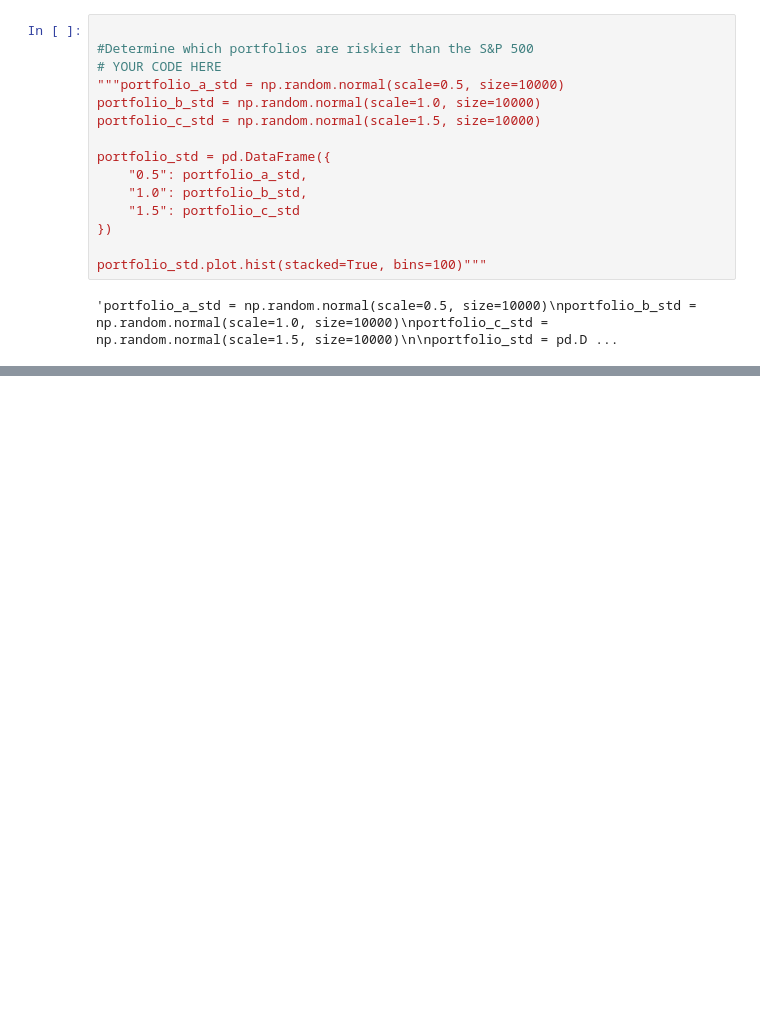
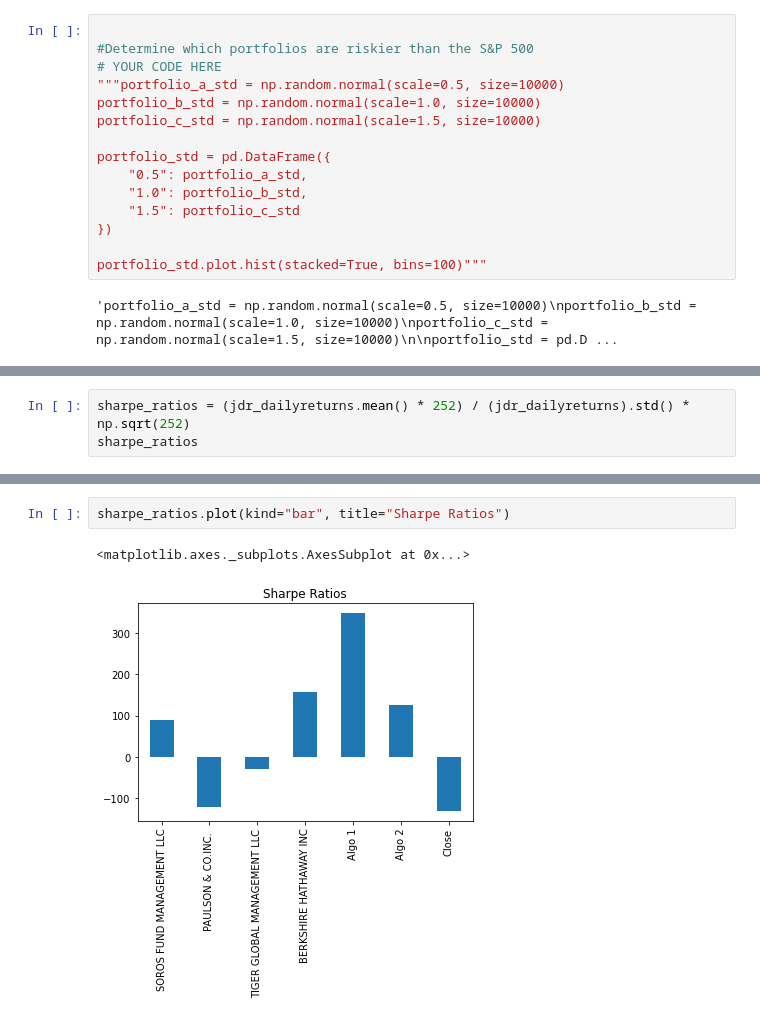
Before and after one commit to annapeng87/pandahomework, a Jupyter notebook: pandahw.ipynb, the cells around one changed output, grey strips where cells are left out. Drawn from its saved outputs; the diff is of its cells as text; blank space fills up the shorter version.

```diff
--- a/pandahw.ipynb
+++ b/pandahw.ipynb
@@ -257,0 +277,3 @@ joined_data_rows.plot(kind='scatter', x='S&P 500', y='Drowning Incidents')
+# %%
+sharpe_ratios = (jdr_dailyreturns.mean() * 252) / (jdr_dailyreturns).std() * np.sqrt(252)
+sharpe_ratios
@@ -257,0 +289,5 @@ joined_data_rows.plot(kind='scatter', x='S&P 500', y='Drowning Incidents')
+# %%
+sharpe_ratios.plot(kind="bar", title="Sharpe Ratios")
+# %% [output]
+<matplotlib.axes._subplots.AxesSubplot at 0x...>
+[figure, added]
```
Also changed, not shown: parts of 26 cells of this notebook.
